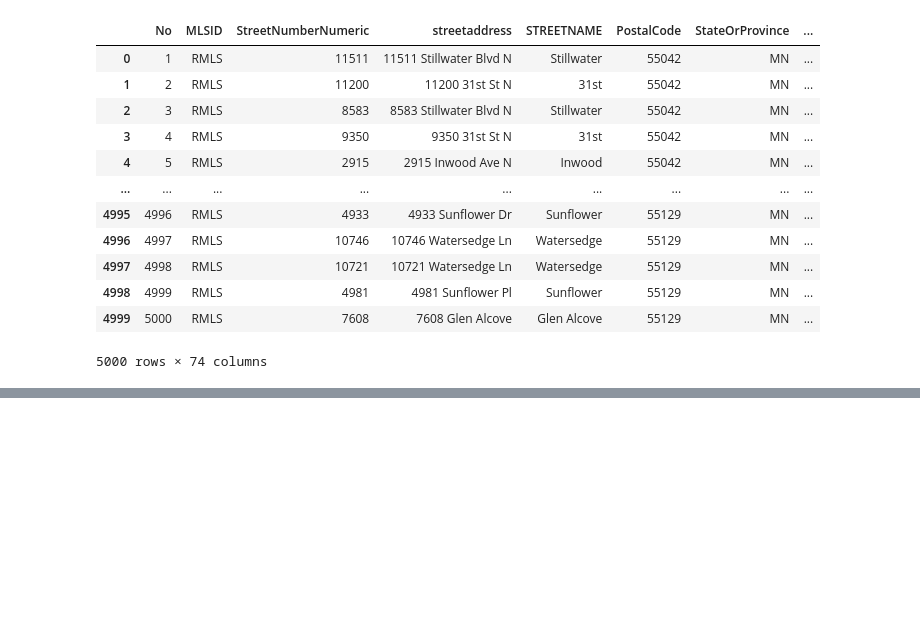
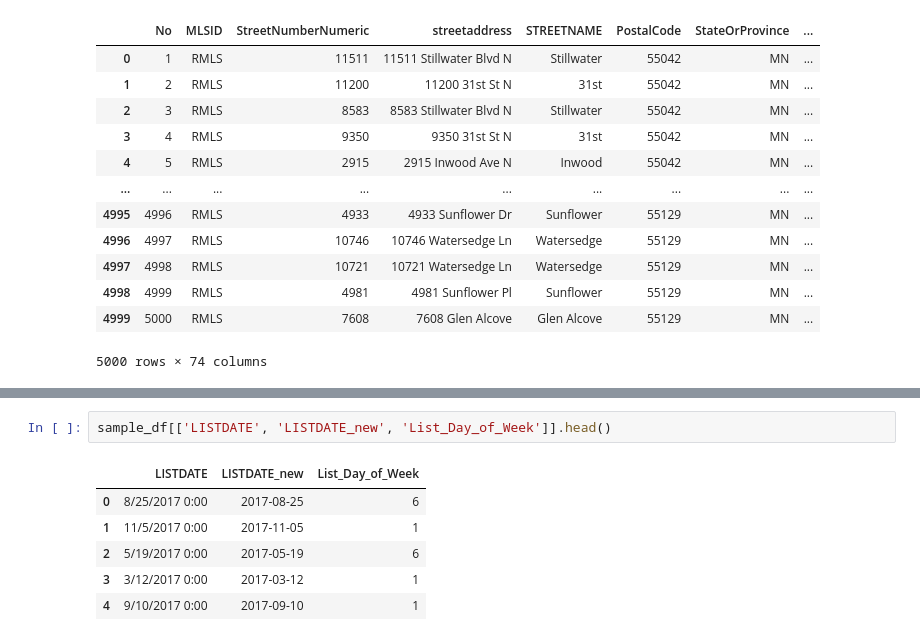
Before and after one commit to cuongpiger/CSC_Big_Data_in_Machine_Learning, a Jupyter notebook: Chapter 05. Data Pre-processing/demo1.ipynb, the cells around one changed output, grey strips where cells are left out. Saved outputs shown, nothing was run; the diff lists cells and outputs as text; blank space fills up the shorter version.

```diff
--- a/Chapter 05. Data Pre-processing/demo1.ipynb
+++ b/Chapter 05. Data Pre-processing/demo1.ipynb
@@ -48,0 +110,9 @@ df.toPandas()
+# %%
+sample_df[['LISTDATE', 'LISTDATE_new', 'List_Day_of_Week']].head()
+# %% [output]
+|  | LISTDATE | LISTDATE_new | List_Day_of_Week |
+| 0 | 8/25/2017 0:00 | 2017-08-25 | 6 |
+| 1 | 11/5/2017 0:00 | 2017-11-05 | 1 |
+| 2 | 5/19/2017 0:00 | 2017-05-19 | 6 |
+| 3 | 3/12/2017 0:00 | 2017-03-12 | 1 |
+| 4 | 9/10/2017 0:00 | 2017-09-10 | 1 |
```
Also changed, not shown: parts of 10 cells of this notebook.
